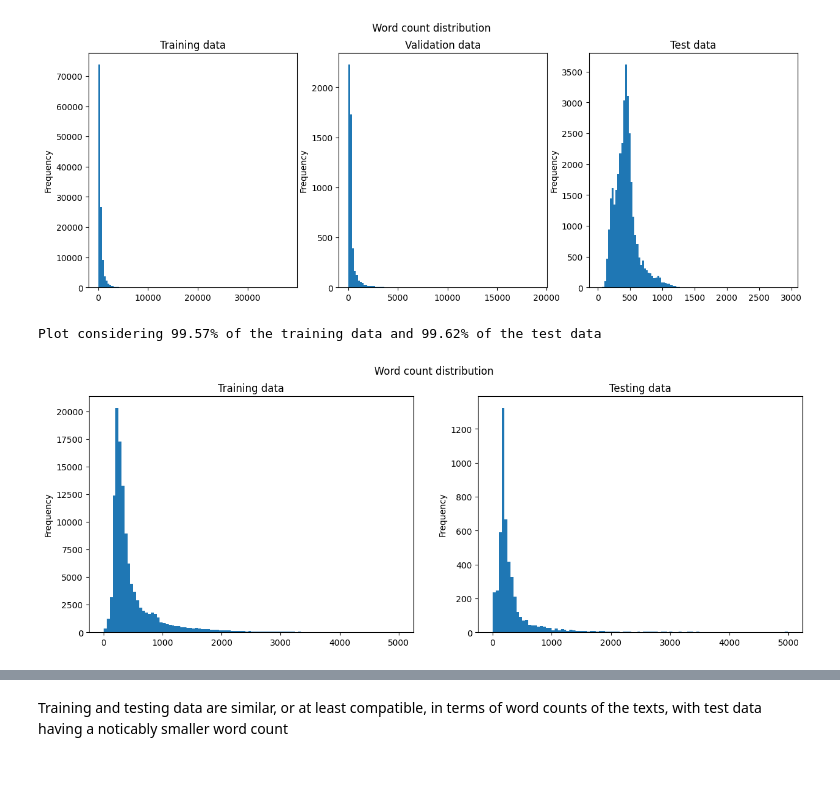
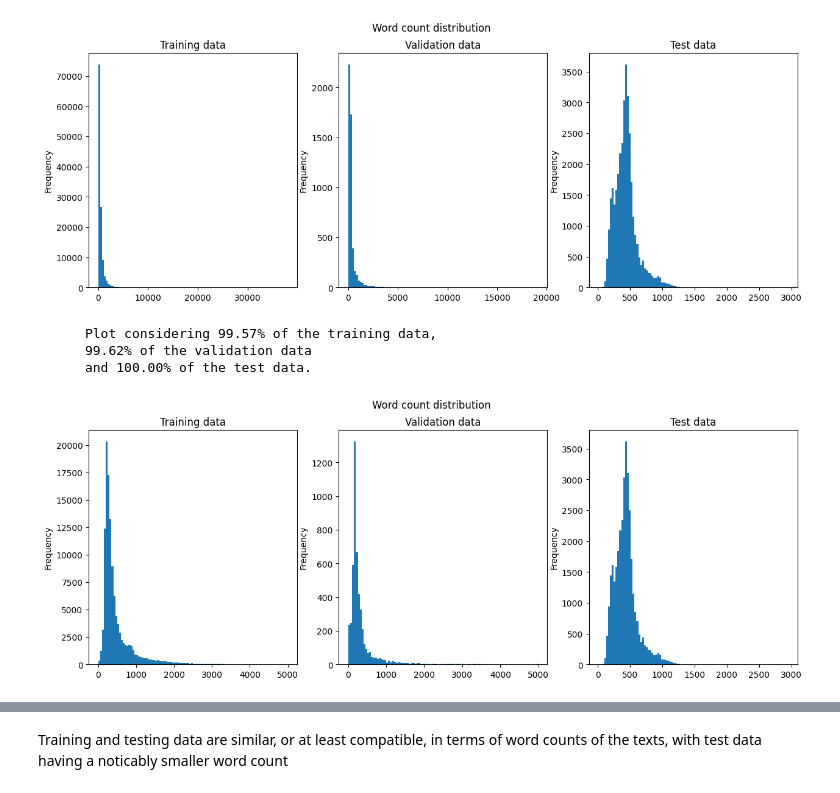
Before and after one commit to edomerli/machine-generated-text-classification, a Jupyter notebook: data_exploration.ipynb, the cells around one changed output, grey strips where cells are left out. Saved outputs shown, nothing was run; the diff lists cells and outputs as text; code cells hidden in the pictures.

```diff
--- a/main.ipynb
+++ b/data_exploration.ipynb
@@ -213,19 +188,21 @@ test_df['word_count'].plot(kind='hist', bins=100, ax=axes[2], title='Test data')
 # %%
 # Let's consider for a moment only the data below a certain threshold length (5000) for a more informative plot
 print(f"""
       Plot considering {len(train_df[train_df['word_count'] < 5000]) / len(train_df) * 100 :.2f}% of the training data,
       {len(val_df[val_df['word_count'] < 5000]) / len(val_df) * 100 :.2f}% of the validation data
       and {len(test_df[test_df['word_count'] < 5000]) / len(test_df) * 100 :.2f}% of the test data.""")
 
-fig, axes = plt.subplots(nrows=1, ncols=2, figsize=(15, 5))
+fig, axes = plt.subplots(nrows=1, ncols=3, figsize=(15, 5))
 
 fig.suptitle('Word count distribution')
 train_df[train_df['word_count'] < 5000]['word_count'].plot(kind='hist', bins=100, ax=axes[0], title='Training data');
 val_df[val_df['word_count'] < 5000]['word_count'].plot(kind='hist', bins=100, ax=axes[1], title='Validation data');
-test_df[test_df['word_count'] < 5000]['word_count'].plot(kind='hist', bins=100, ax=axes[1], title='Test data');
+test_df[test_df['word_count'] < 5000]['word_count'].plot(kind='hist', bins=100, ax=axes[2], title='Test data');
 # %% [output]
-Plot considering 99.57% of the training data and 99.62% of the test data
+      Plot considering 99.57% of the training data,
+      99.62% of the validation data
+      and 100.00% of the test data.
-[figure, old version]
+[figure, new version]
 # %%
 print("Word count statistics for training set:")
 print(train_df['word_count'].describe())
```
Also changed, not shown: parts of 45 cells of this notebook, 4 other files.
